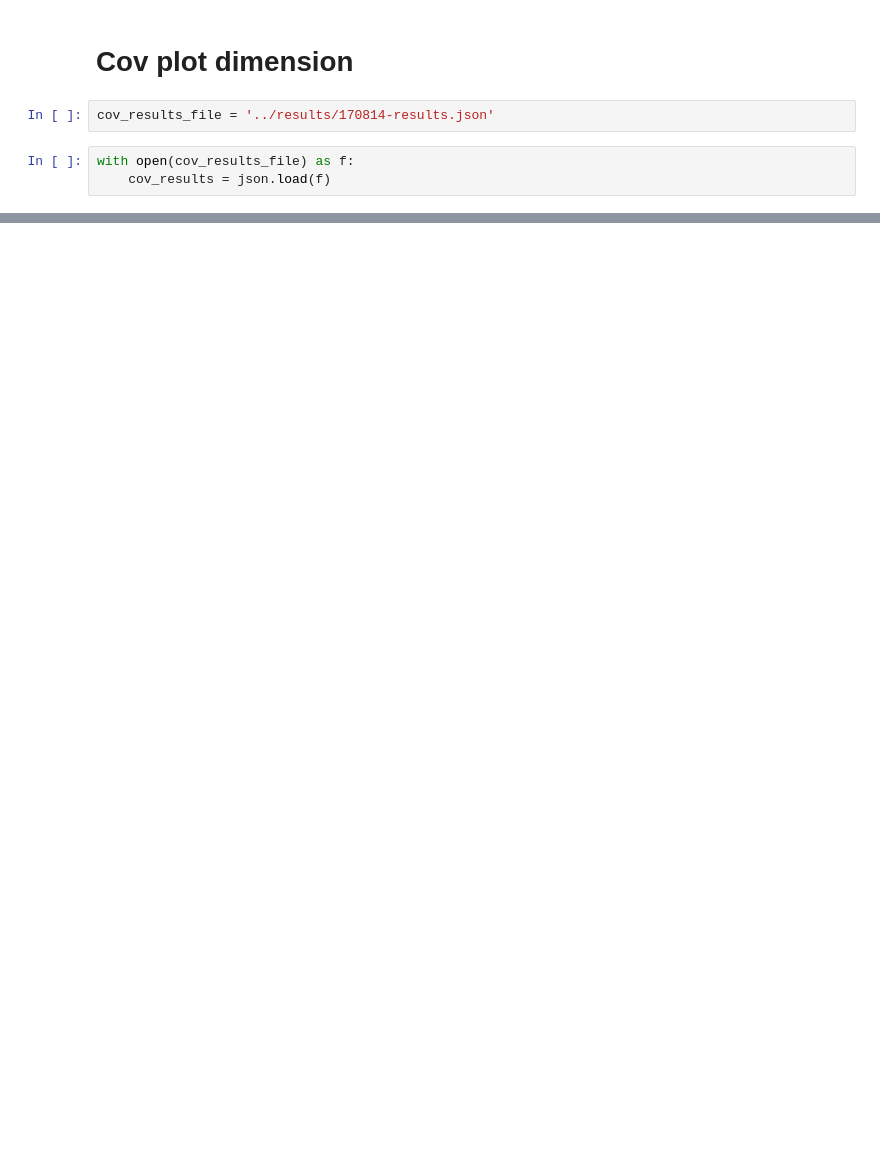
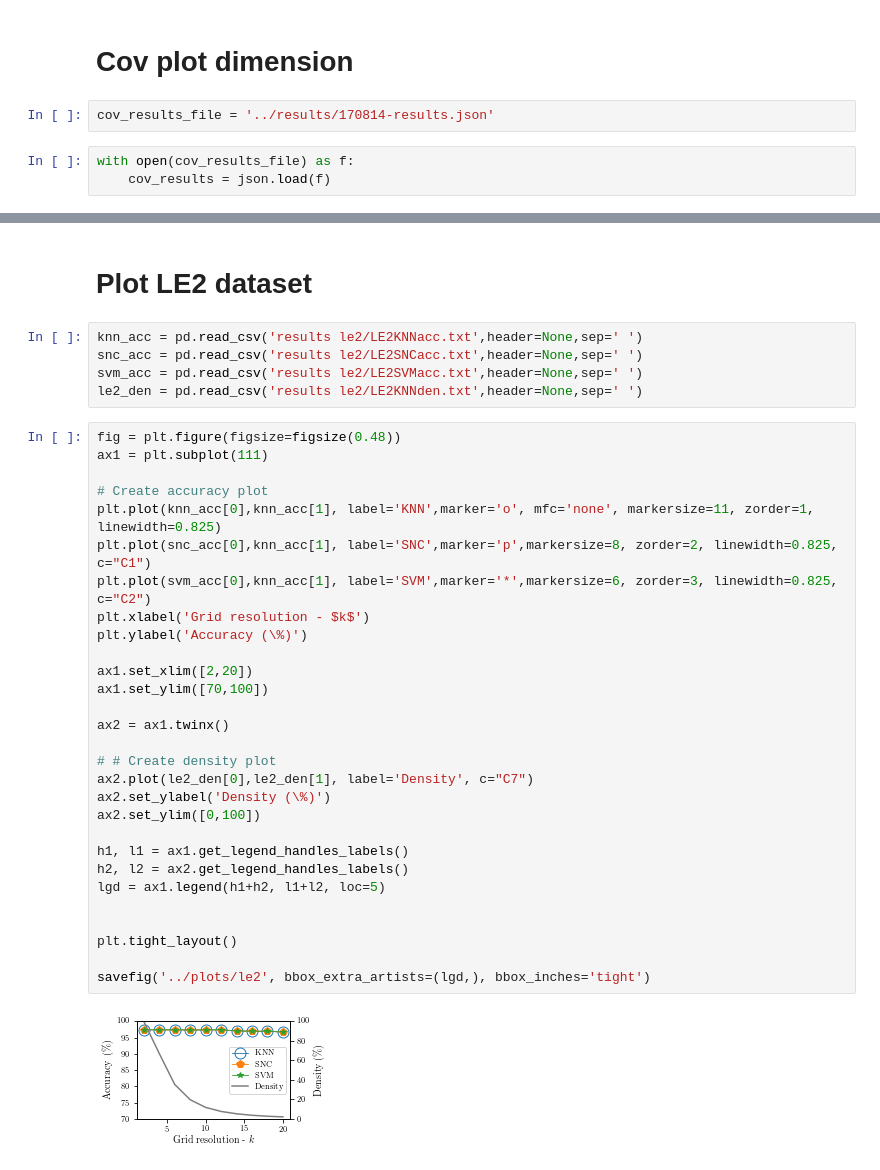
Before and after one commit to quic0/sparse-experiments, a Jupyter notebook: plotting.ipynb, the cells around one changed output, grey strips where cells are left out. Drawn from its saved outputs; the diff is of its cells as text; blank space fills up the shorter version.

Commit message:
Updated plots to include LE2

```diff
--- a/plotting.ipynb
+++ b/plotting.ipynb
@@ -219,3 +206,41 @@ plt.tight_layout()
 savefig('../plots/covtype_time', bbox_extra_artists=(lgd,), bbox_inches='tight')
 # %% [output]
 [figure]
+# %% [markdown]
+# Plot LE2 dataset
+# %%
+knn_acc = pd.read_csv('results le2/LE2KNNacc.txt',header=None,sep=' ')
+snc_acc = pd.read_csv('results le2/LE2SNCacc.txt',header=None,sep=' ')
+svm_acc = pd.read_csv('results le2/LE2SVMacc.txt',header=None,sep=' ')
+le2_den = pd.read_csv('results le2/LE2KNNden.txt',header=None,sep=' ')
+# %%
+fig = plt.figure(figsize=figsize(0.48))
+ax1 = plt.subplot(111)
+
+# Create accuracy plot
+plt.plot(knn_acc[0],knn_acc[1], label='KNN',marker='o', mfc='none', markersize=11, zorder=1, linewidth=0.825)
+plt.plot(snc_acc[0],knn_acc[1], label='SNC',marker='p',markersize=8, zorder=2, linewidth=0.825, c="C1")
+plt.plot(svm_acc[0],knn_acc[1], label='SVM',marker='*',markersize=6, zorder=3, linewidth=0.825, c="C2")
+plt.xlabel('Grid resolution - $k$')
+plt.ylabel('Accuracy (\%)')
+
+ax1.set_xlim([2,20])
+ax1.set_ylim([70,100])
+
+ax2 = ax1.twinx()
+
+# # Create density plot
+ax2.plot(le2_den[0],le2_den[1], label='Density', c="C7")
+ax2.set_ylabel('Density (\%)')
+ax2.set_ylim([0,100])
+
+h1, l1 = ax1.get_legend_handles_labels()
+h2, l2 = ax2.get_legend_handles_labels()
+lgd = ax1.legend(h1+h2, l1+l2, loc=5)
+
+
+plt.tight_layout()
+
+savefig('../plots/le2', bbox_extra_artists=(lgd,), bbox_inches='tight')
+# %% [output]
+[figure, added]
```
Also changed, not shown: parts of 8 cells of this notebook, 1 other file.
